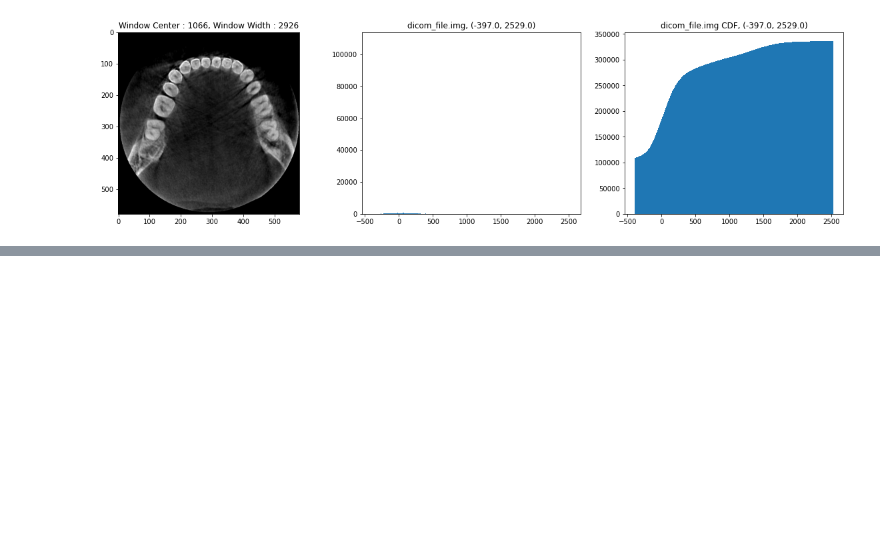
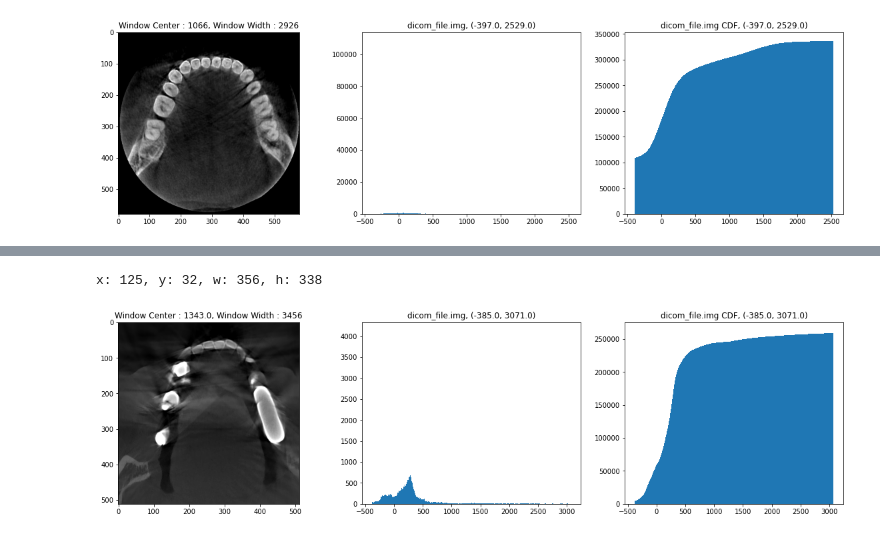
Before and after one commit to Jihwan98/2022-1, a Jupyter notebook: G-Follow/dicom_roi_2.ipynb, the cells around one changed output, grey strips where cells are left out. Cells and saved outputs as stored; diff of their text form; code cells hidden in the pictures; blank space fills up the shorter version.

```diff
--- a/G-Follow/dicom_roi_2.ipynb
+++ b/G-Follow/dicom_roi_2.ipynb
@@ -340,0 +391,18 @@ plt.show()
+# %%
+wc, ww = roi_window(hu_img, 2)
+dicom_file.change_window(wc, ww)
+hist2, bins2 = np.histogram(dicom_file.img.flatten(), int(np.max(dicom_file.img) - np.min(dicom_file.img) + 1), [np.min(dicom_file.img), np.max(dicom_file.img) + 1])
+plt.figure(figsize=(20,5))
+plt.subplot(1, 3, 1)
+plt.imshow(dicom_file.img, cmap="gray")
+plt.title(f"Window Center : {dicom_file.window_center}, Window Width : {dicom_file.window_width}")
+plt.subplot(1, 3, 2)
+plt.hist(dicom_file.img.flatten(), bins2)
+plt.title(f"dicom_file.img, {np.min(dicom_file.img), np.max(dicom_file.img)}")
+plt.subplot(1, 3, 3)
+plt.hist(dicom_file.img.flatten(), bins2, cumulative=True)
+plt.title(f"dicom_file.img CDF, {np.min(dicom_file.img), np.max(dicom_file.img)}")
+plt.show()
+# %% [output]
+x: 125, y: 32, w: 356, h: 338
+[figure, added]
```
Also changed, not shown: parts of 5 cells of this notebook.
